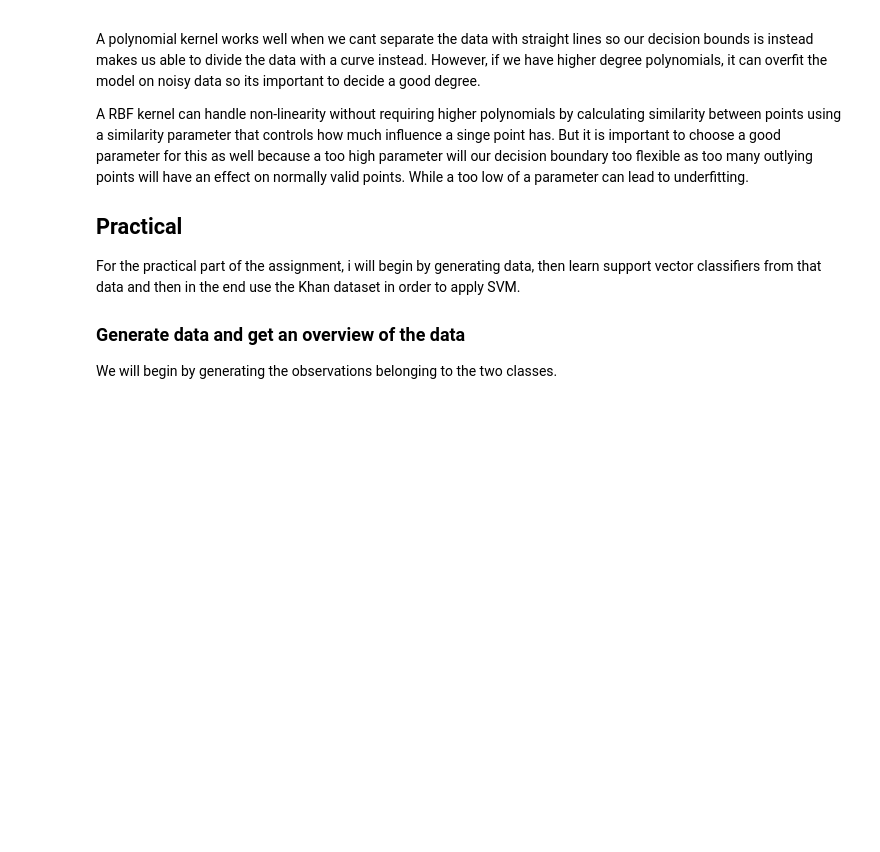
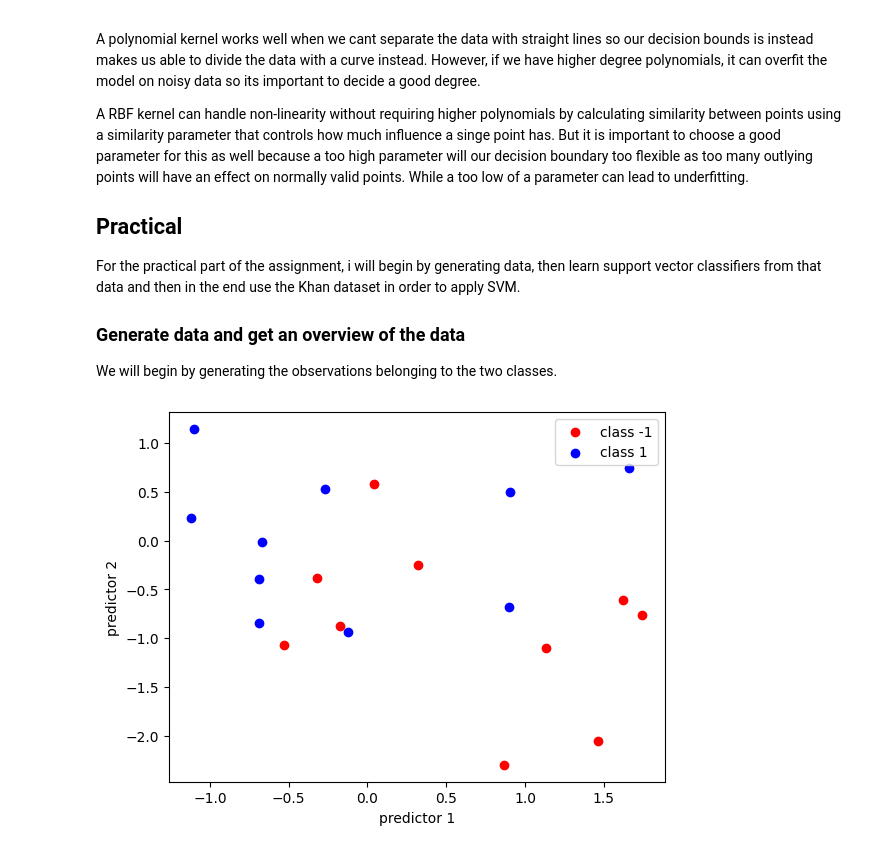
Before and after one commit to Kemalcikota113/machine-learning-labs, a Jupyter notebook: A7/A7.ipynb, the cells around one changed output. Drawn from its saved outputs; the diff is of its cells as text; code cells hidden in the pictures; blank space fills up the shorter version.

```diff
--- a/A7/A7.ipynb
+++ b/A7/A7.ipynb
@@ -42,3 +42,30 @@ For the practical part of the assignment, i will begin by generating data, then
 ### Generate data and get an overview of the data
 
 We will begin by generating the observations belonging to the two classes.
+# %%
+# Generate 20 normally distributed random numbers
+import numpy as np
+import matplotlib.pyplot as plt
+
+from sklearn.svm import SVC
+from sklearn.preprocessing import StandardScaler
+from sklearn.pipeline import make_pipeline
+
+# Generate list of 20 normally distributed random numbers
+np.random.seed(1)
+
+X = np.random.randn(20, 2)
+y = np.concatenate([np.repeat(-1, 10), np.repeat(-1, 10)])
+X[y == 1] = X[y == 1] + 1
+
+y = np.array([-1]*10 + [1]*10)
+
+plt.scatter(X[:10, 0], X[:10, 1], color='red', label='class -1')
+plt.scatter(X[10:, 0], X[10:, 1], color='blue', label='class 1')
+
+plt.xlabel('predictor 1')
+plt.ylabel('predictor 2')
+plt.legend()
+plt.show()
+# %% [output]
+[figure, added]
```
Also changed, not shown: parts of 6 cells of this notebook.
